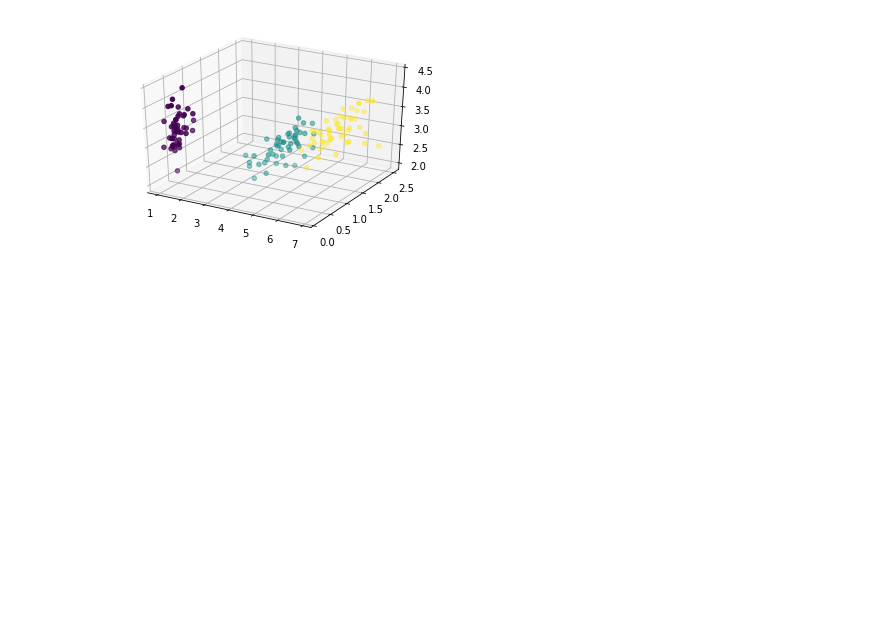
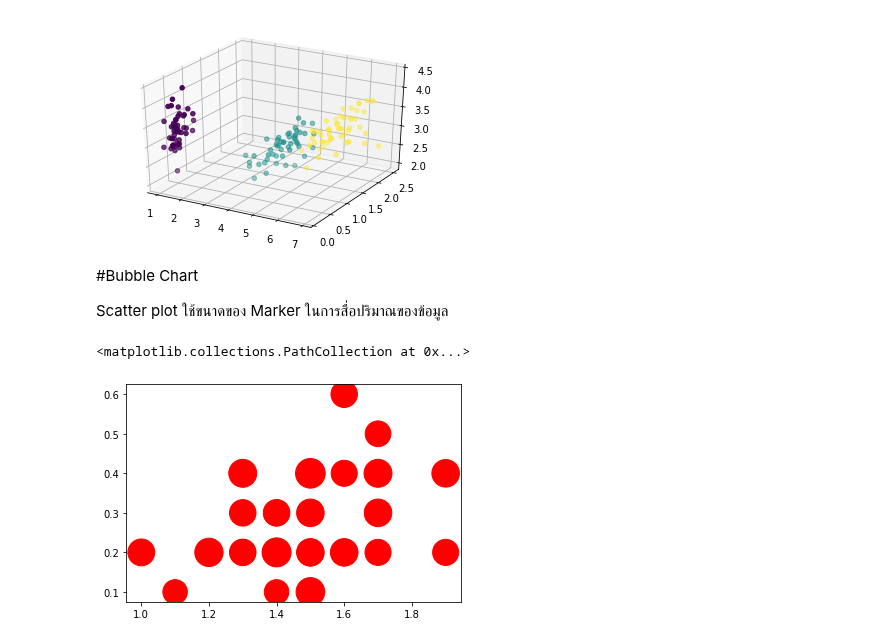
Before and after one commit to Kggzzz/data_viz, a Jupyter notebook: Visualize_Data_Distribution_(02).ipynb, the cells around one changed output. Cells and saved outputs as stored; diff of their text form; code cells hidden in the pictures; blank space fills up the shorter version.

Commit message:
จบ Scatter plot - bubble chart

```diff
--- a/Visualize_Data_Distribution_(02).ipynb
+++ b/Visualize_Data_Distribution_(02).ipynb
@@ -124,3 +124,12 @@ ax.scatter3D(df['PetalLength'],df['PetalWidth'],df['SepalWidth'],c=df2['Name'])
 # %% [output]
 <mpl_toolkits.mplot3d.art3d.Path3DCollection at 0x...>
 [figure]
+# %% [markdown]
+#Bubble Chart
+
+Scatter plot ใช้ขนาดของ Marker ในการสื่อปริมาณของข้อมูล
+# %%
+plt.scatter(df['PetalLength'][:50],df['PetalWidth'][:50],s=200*df['SepalWidth'][:50],c='r')
+# %% [output]
+<matplotlib.collections.PathCollection at 0x...>
+[figure, added]
```
Also changed, not shown: parts of 6 cells of this notebook.
